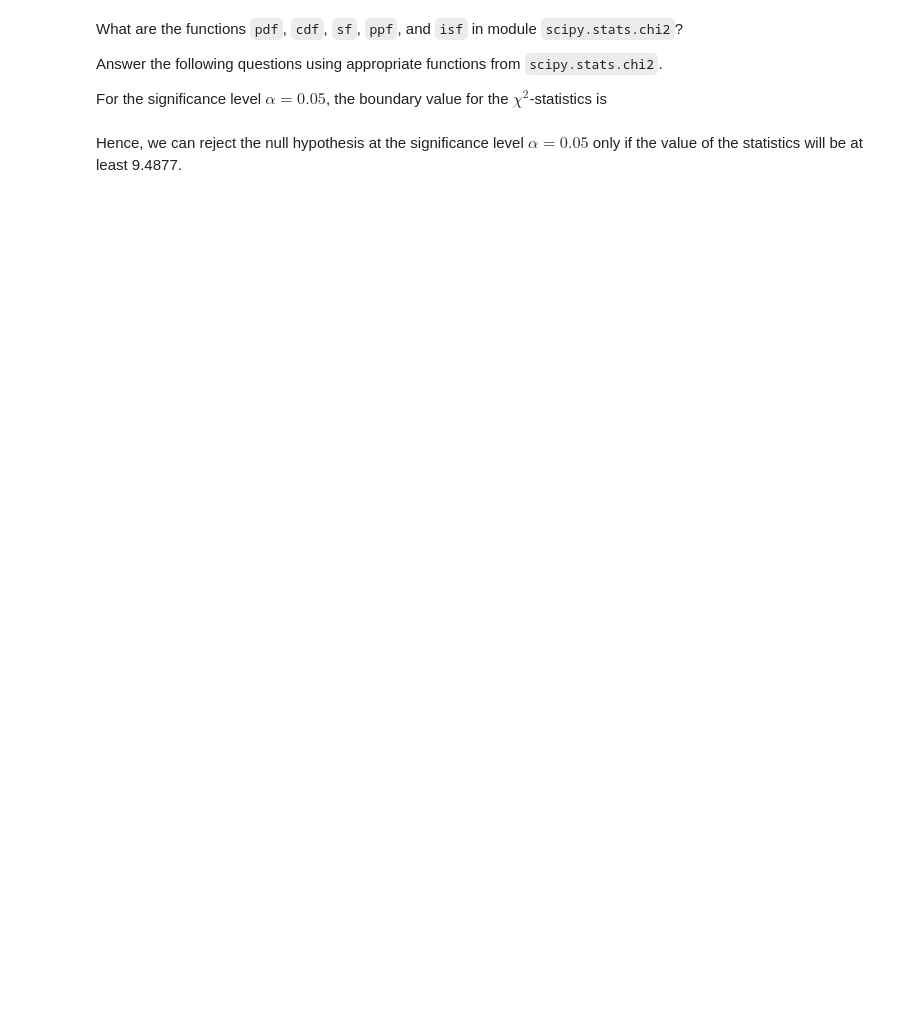
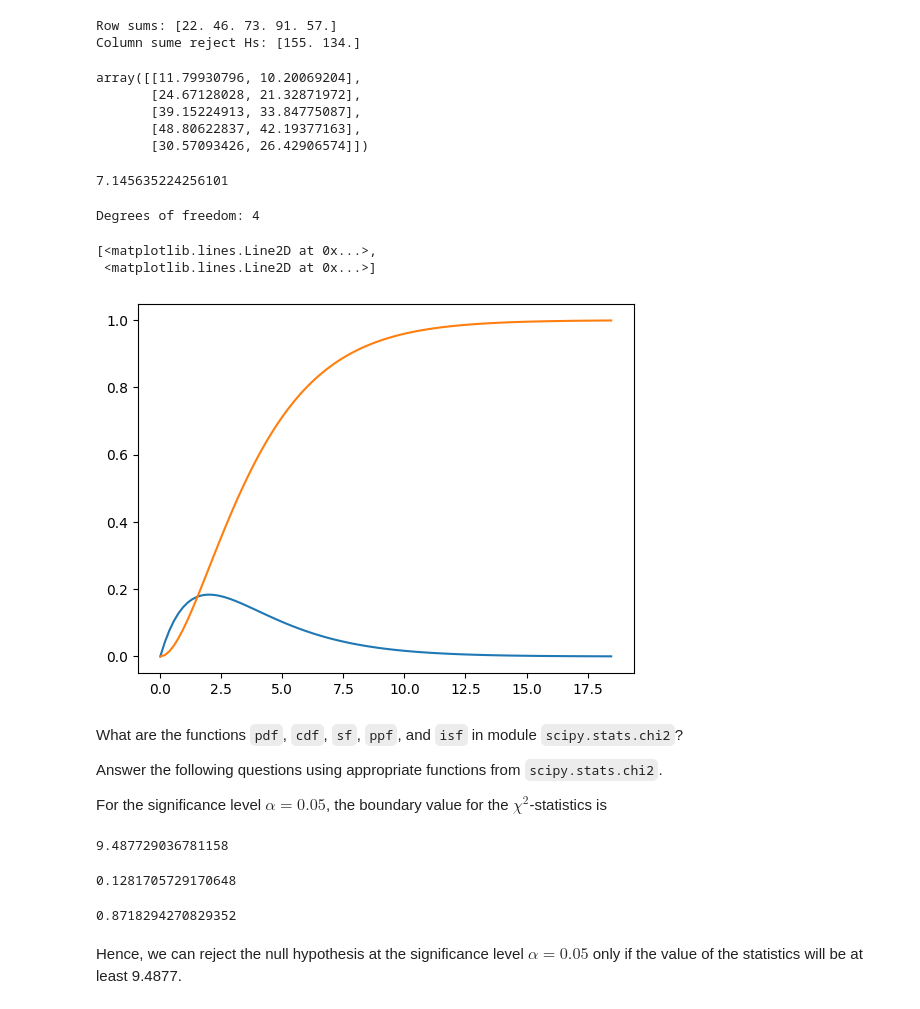
Before and after one commit to hgandras/DataMining, a Jupyter notebook: Exercises/StatTests_2024.ipynb, the cells around one changed output. Saved outputs shown, nothing was run; the diff lists cells and outputs as text; code cells hidden in the pictures; blank space fills up the shorter version.

```diff
--- a/Exercises/StatTests_2024.ipynb
+++ b/Exercises/StatTests_2024.ipynb
@@ -74,8 +72,10 @@ table
 # %%
 # YOUR CODE HERE
-raise NotImplementedError()
+row_sums = table.sum(axis=1)
 print("Row sums:", row_sums)
-col_sums = ...
+col_sums = table.sum(axis=0)
 # YOUR CODE HERE
-raise NotImplementedError()
-print("Column sums:", col_sums)
+print("Column sume reject Hs:", col_sums)
+# %% [output]
+Row sums: [22. 46. 73. 91. 57.]
+Column sume reject Hs: [155. 134.]
@@ -92,16 +82,34 @@ x2stat
+# %%
+expected_table = np.outer(row_sums, col_sums) / table.sum()
+expected_table
+# %% [output]
+array([[11.79930796, 10.20069204],
+       [24.67128028, 21.32871972],
+       [39.15224913, 33.84775087],
+       [48.80622837, 42.19377163],
+       [30.57093426, 26.42906574]])
+# %%
+x2stat = np.sum(np.power(table-expected_table,2)/expected_table)
+x2stat
+# %% [output]
+7.145635224256101
 # %%
 import scipy
 from scipy import stats
 from matplotlib import pyplot as plt
 
-df = ...
+df = 4
 # YOUR CODE HERE
-raise NotImplementedError()
 print('Degrees of freedom:', df)
 x = np.linspace(0, scipy.stats.chi2.ppf(0.999, df), 100)
 pdf_chi2 = scipy.stats.chi2.pdf(x, df)
 cdf_chi2 = scipy.stats.chi2.cdf(x, df)
 plt.plot(x, pdf_chi2, x, cdf_chi2)
+# %% [output]
+Degrees of freedom: 4
+[<matplotlib.lines.Line2D at 0x...>,
+ <matplotlib.lines.Line2D at 0x...>]
+[figure, added]
 # %% [markdown]
 What are the functions `pdf`, `cdf`, `sf`, `ppf`, and `isf` in module `scipy.stats.chi2`?
 
@@ -115,3 +119,19 @@ raise NotImplementedError()
+# %%
+alpha = 0.05
+
+boundary = scipy.stats.chi2.isf(alpha, df)
+
+print(boundary)
+# %% [output]
+9.487729036781158
+# %%
+1 - scipy.stats.chi2.cdf(7.15, df)
+# %% [output]
+0.1281705729170648
+# %%
+scipy.stats.chi2.cdf(7.15, df)
+# %% [output]
+0.8718294270829352
 # %% [markdown]
 Hence, we can reject the null hypothesis at the significance level $\alpha=0.05$ only if the value of the statistics will be at least 9.4877.
 # %% [markdown]
```
Also changed, not shown: parts of 22 cells of this notebook.
